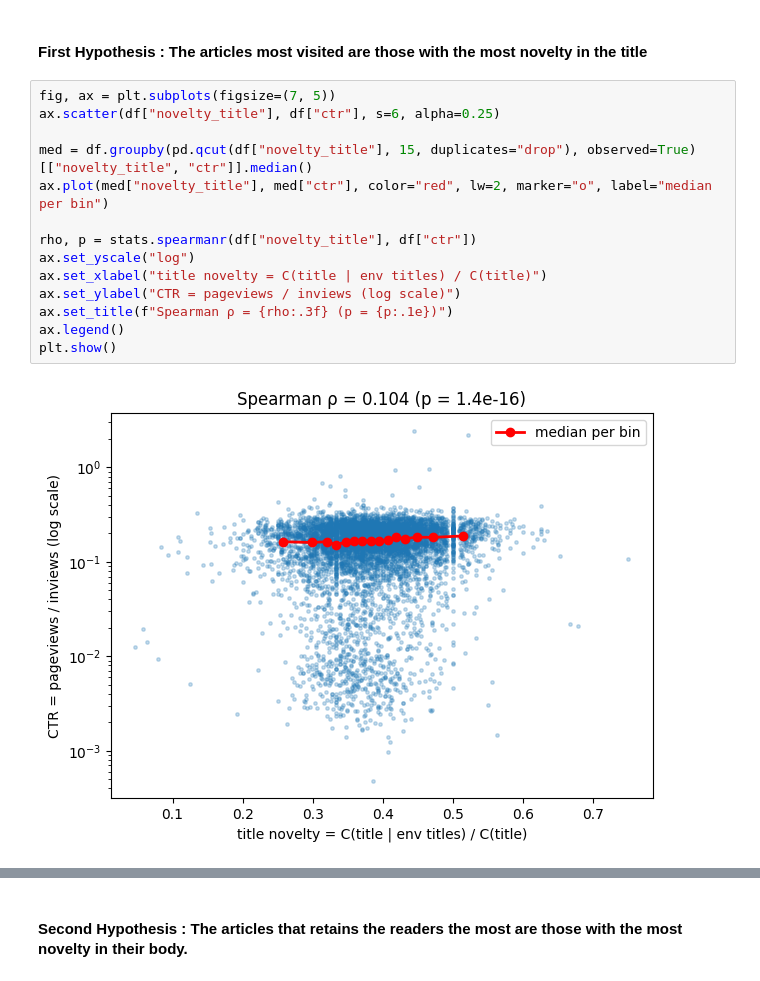
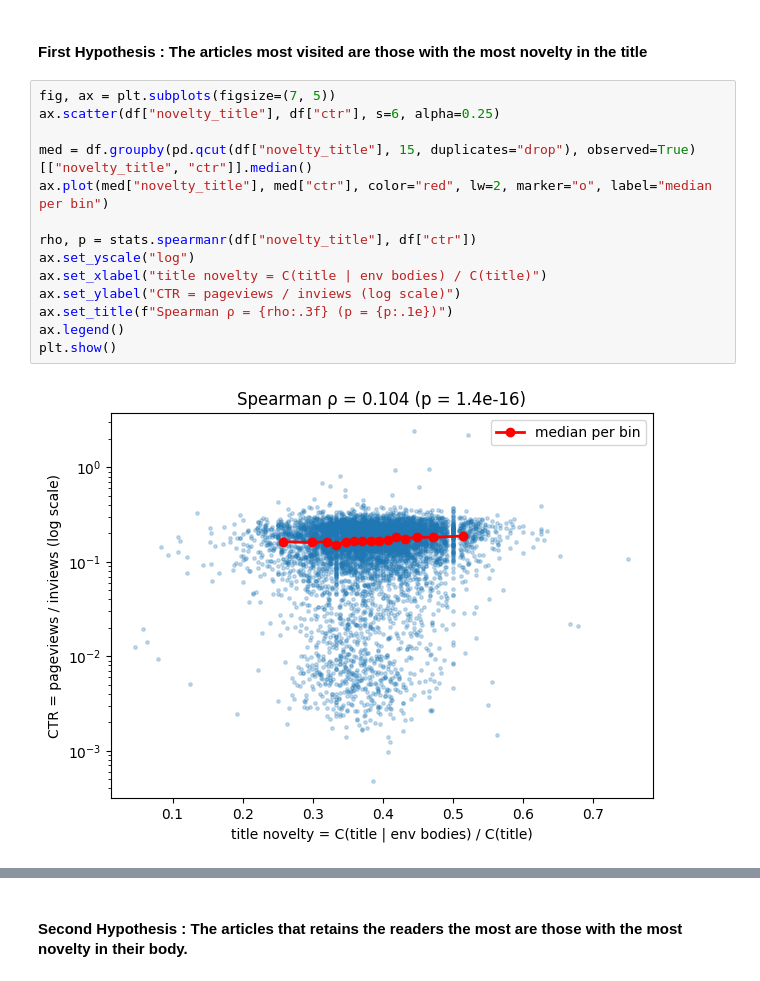
Before and after one commit to AlessiaSerra/Clickbait-Detection, a Jupyter notebook: NewsVisitsAnalysis.ipynb, the cells around one changed output, grey strips where cells are left out. Saved outputs shown, nothing was run; the diff lists cells and outputs as text.

```diff
--- a/NewsVisitsAnalysis.ipynb
+++ b/NewsVisitsAnalysis.ipynb
@@ -219,19 +237,19 @@ As we could have guessed, we observe 2 phenomena
 # %%
 fig, ax = plt.subplots(figsize=(7, 5))
 ax.scatter(df["novelty_title"], df["ctr"], s=6, alpha=0.25)
 
 med = df.groupby(pd.qcut(df["novelty_title"], 15, duplicates="drop"), observed=True)[["novelty_title", "ctr"]].median()
 ax.plot(med["novelty_title"], med["ctr"], color="red", lw=2, marker="o", label="median per bin")
 
 rho, p = stats.spearmanr(df["novelty_title"], df["ctr"])
 ax.set_yscale("log")
-ax.set_xlabel("title novelty = C(title | env titles) / C(title)")
+ax.set_xlabel("title novelty = C(title | env bodies) / C(title)")
 ax.set_ylabel("CTR = pageviews / inviews (log scale)")
 ax.set_title(f"Spearman ρ = {rho:.3f} (p = {p:.1e})")
 ax.legend()
 plt.show()
 # %% [output]
-[figure, old version]
+[figure, new version]
 # %%
 df["title_len"] = df["title"].str.len()
 smf.ols("np.log(ctr) ~ novelty_title + np.log(title_len) + np.log(env_chars) + C(category_str)",
```
Also changed, not shown: parts of 41 cells of this notebook, 1 other file.
